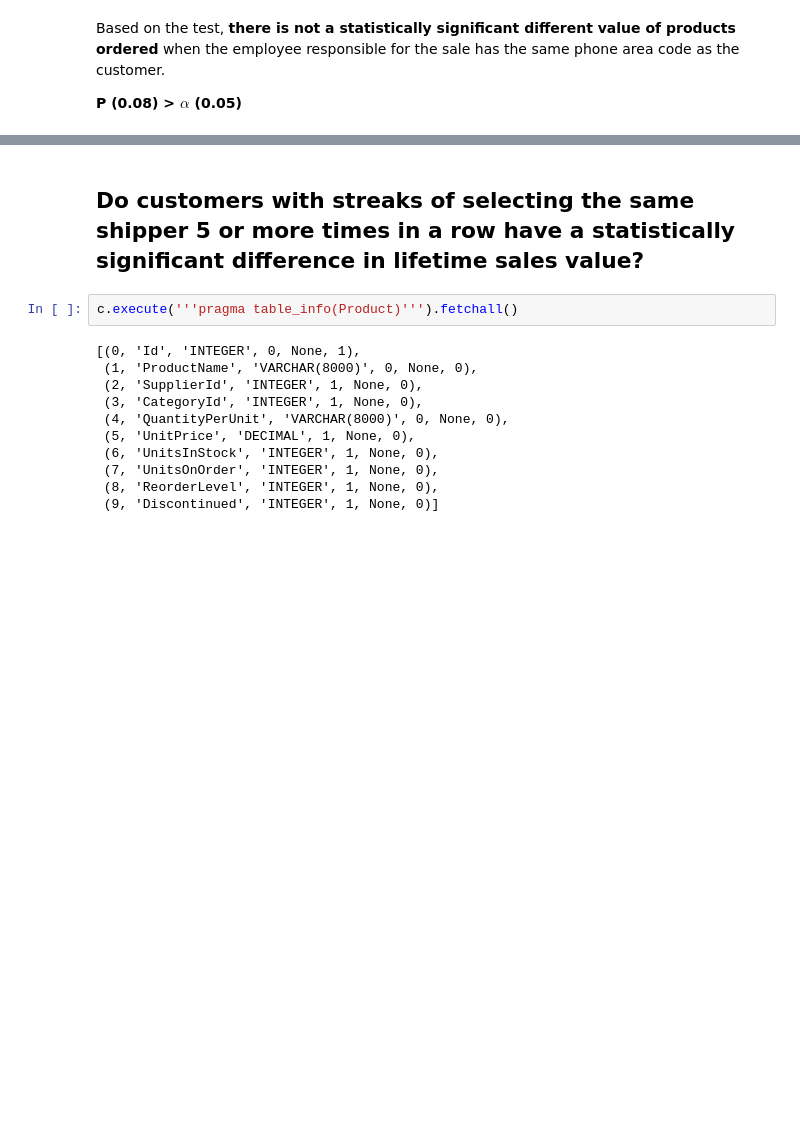
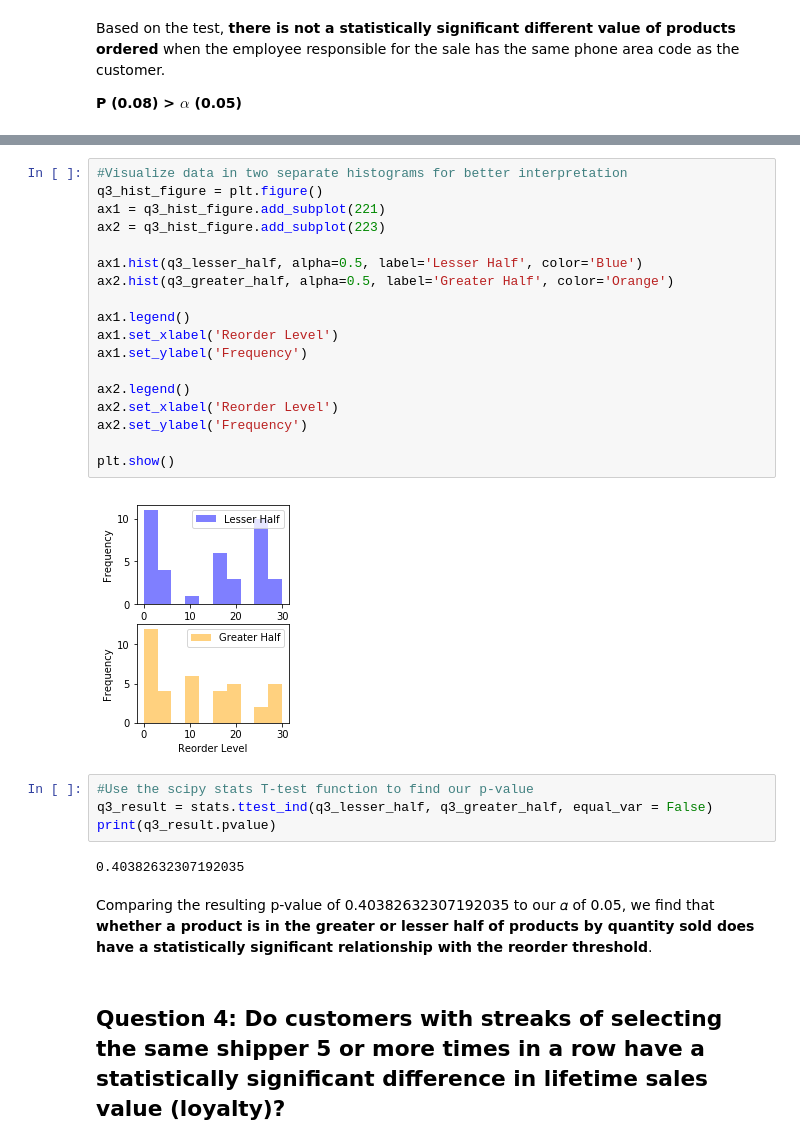
Before and after one commit to partytax/dsc-2-final-project-online-ds-pt-112618, a Jupyter notebook: work.ipynb, the cells around one changed output, grey strips where cells are left out. Drawn from its saved outputs; the diff is of its cells as text; blank space fills up the shorter version.

Commit message:
performed analysis on questions 3 and 4, finished second part of q1

```diff
--- a/work.ipynb
+++ b/work.ipynb
@@ -386,15 +471,30 @@ GROUP BY Product.Id
+# %%
+#Visualize data in two separate histograms for better interpretation
+q3_hist_figure = plt.figure()
+ax1 = q3_hist_figure.add_subplot(221)
+ax2 = q3_hist_figure.add_subplot(223)
+
+ax1.hist(q3_lesser_half, alpha=0.5, label='Lesser Half', color='Blue')
+ax2.hist(q3_greater_half, alpha=0.5, label='Greater Half', color='Orange')
+
+ax1.legend()
+ax1.set_xlabel('Reorder Level')
+ax1.set_ylabel('Frequency')
+
+ax2.legend()
+ax2.set_xlabel('Reorder Level')
+ax2.set_ylabel('Frequency')
+
+plt.show()
+# %% [output]
+[figure, added]
+# %%
+#Use the scipy stats T-test function to find our p-value
+q3_result = stats.ttest_ind(q3_lesser_half, q3_greater_half, equal_var = False)
+print(q3_result.pvalue)
+# %% [output]
+0.40382632307192035
+# %% [markdown]
+Comparing the resulting p-value of 0.40382632307192035 to our 𝛼 of 0.05, we find that **whether a product is in the greater or lesser half of products by quantity sold does have a statistically significant relationship with the reorder threshold**.
 # %% [markdown]
-## Do customers with streaks of selecting the same shipper 5 or more times in a row have a statistically significant difference in lifetime sales value?
+## Question 4: Do customers with streaks of selecting the same shipper 5 or more times in a row have a statistically significant difference in lifetime sales value (loyalty)?
-# %%
-c.execute('''pragma table_info(Product)''').fetchall()
-# %% [output]
-[(0, 'Id', 'INTEGER', 0, None, 1),
- (1, 'ProductName', 'VARCHAR(8000)', 0, None, 0),
- (2, 'SupplierId', 'INTEGER', 1, None, 0),
- (3, 'CategoryId', 'INTEGER', 1, None, 0),
- (4, 'QuantityPerUnit', 'VARCHAR(8000)', 0, None, 0),
- (5, 'UnitPrice', 'DECIMAL', 1, None, 0),
- (6, 'UnitsInStock', 'INTEGER', 1, None, 0),
- (7, 'UnitsOnOrder', 'INTEGER', 1, None, 0),
- (8, 'ReorderLevel', 'INTEGER', 1, None, 0),
- (9, 'Discontinued', 'INTEGER', 1, None, 0)]
```
Also changed, not shown: parts of 47 cells of this notebook, 5 other files.
